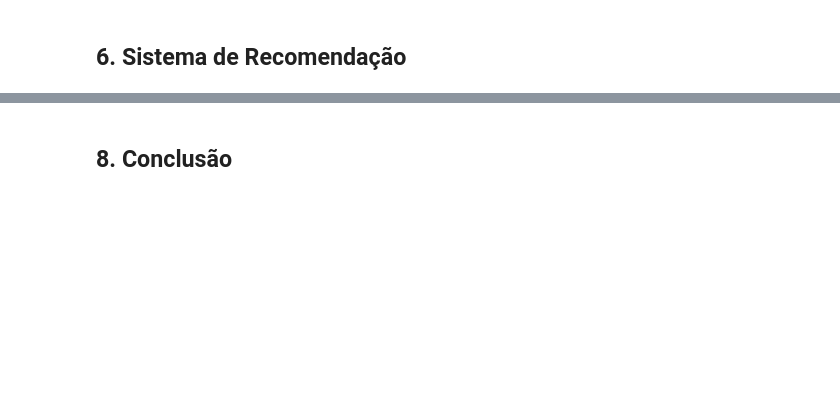
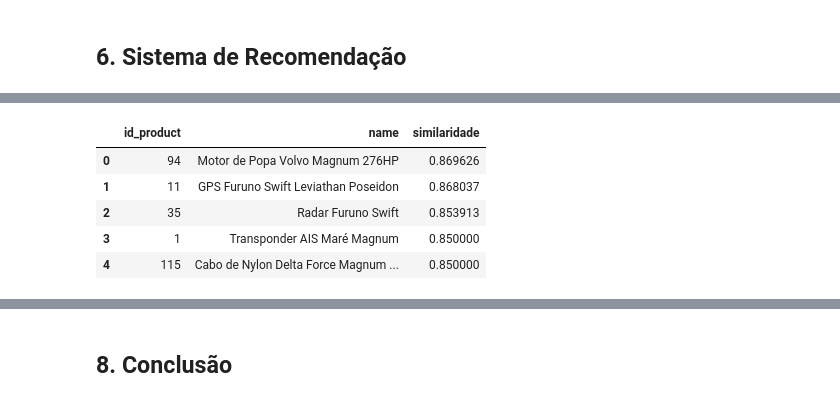
Before and after one commit to Lucbran1/DesafioLighthouse_LH_Nautical_LBrandao, a Jupyter notebook: 02_notebooks/lh_nautical_analysis.ipynb, the cells around one changed output, grey strips where cells are left out. Saved outputs shown, nothing was run; the diff lists cells and outputs as text; code cells hidden in the pictures; blank space fills up the shorter version.

```diff
--- a/02_notebooks/lh_nautical_analysis.ipynb
+++ b/02_notebooks/lh_nautical_analysis.ipynb
@@ -480,0 +485,60 @@ O modelo de média móvel de 7 dias funciona bem como baseline simples e interpr
+# %%
+import pandas as pd
+from sklearn.metrics.pairwise import cosine_similarity
+
+# leitura dos dados
+vendas = pd.read_csv('../01_data/processed/vendas_tratadas.csv')
+produtos = pd.read_csv('../01_data/processed/produtos_tratados.csv')
+
+# base cliente-produto (presença de compra)
+df = vendas[['id_client', 'id_product']].drop_duplicates()
+df['compra'] = 1
+
+# matriz usuário x produto
+matriz = df.pivot(index='id_client', columns='id_product', values='compra').fillna(0)
+
+# matriz produto x cliente
+matriz_produto = matriz.T
+
+# similaridade de cosseno entre produtos
+similaridade = cosine_similarity(matriz_produto)
+
+sim_df = pd.DataFrame(
+    similaridade,
+    index=matriz_produto.index,
+    columns=matriz_produto.index
+)
+
+# identifica o id do GPS
+gps_id = produtos.loc[
+    produtos['name'].str.contains('Garmin Vortex', case=False, na=False),
+    'code'
+].values[0]
+
+# ranking de produtos mais similares (exclui o próprio GPS antes do top 5)
+ranking = (
+    sim_df[gps_id]
+    .drop(gps_id)
+    .sort_values(ascending=False)
+    .head(5)
+)
+
+# adiciona nome do produto ao ranking
+ranking = ranking.reset_index()
+ranking.columns = ['id_product', 'similaridade']
+
+ranking = ranking.merge(
+    produtos[['code', 'name']],
+    left_on='id_product',
+    right_on='code',
+    how='left'
+)
+
+ranking[['id_product', 'name', 'similaridade']]
+# %% [output]
+|  | id_product | name | similaridade |
+| 0 | 94 | Motor de Popa Volvo Magnum 276HP | 0.869626 |
+| 1 | 11 | GPS Furuno Swift Leviathan Poseidon | 0.868037 |
+| 2 | 35 | Radar Furuno Swift | 0.853913 |
+| 3 | 1 | Transponder AIS Maré Magnum | 0.850000 |
+| 4 | 115 | Cabo de Nylon Delta Force Magnum ... | 0.850000 |
```
Also changed, not shown: parts of 7 cells of this notebook.
